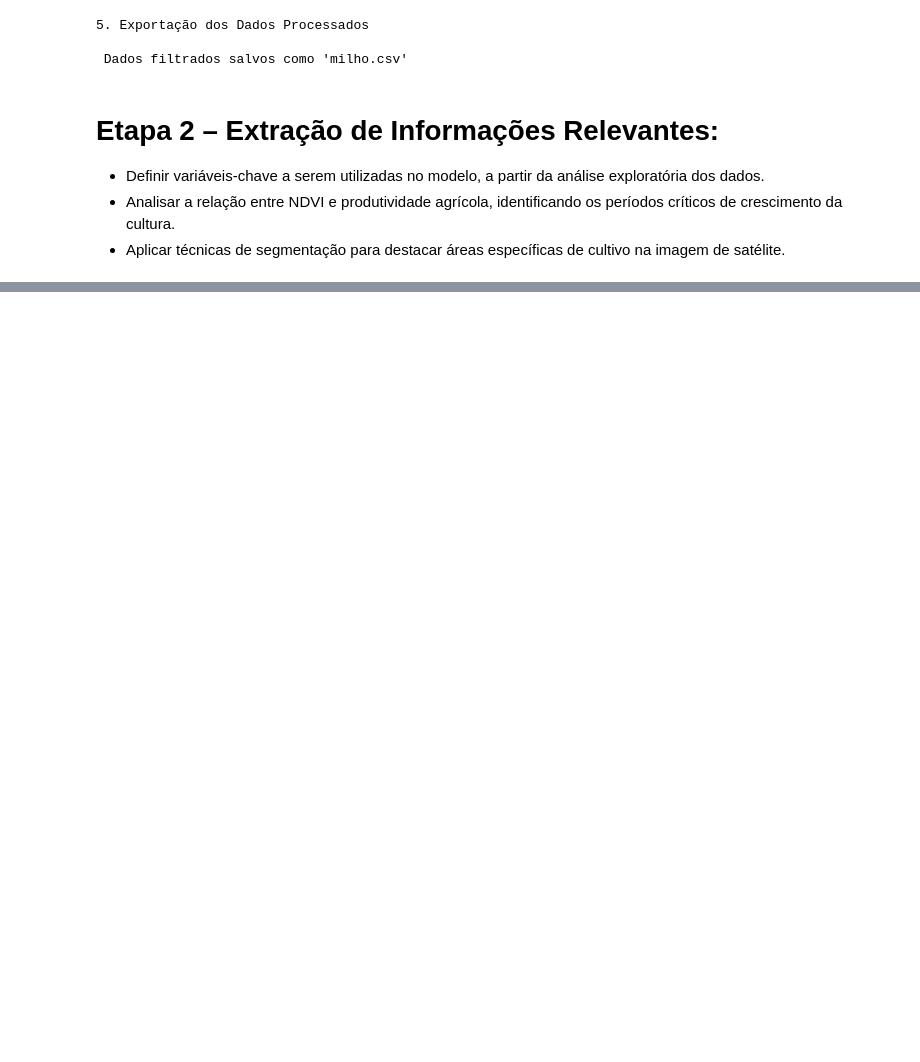
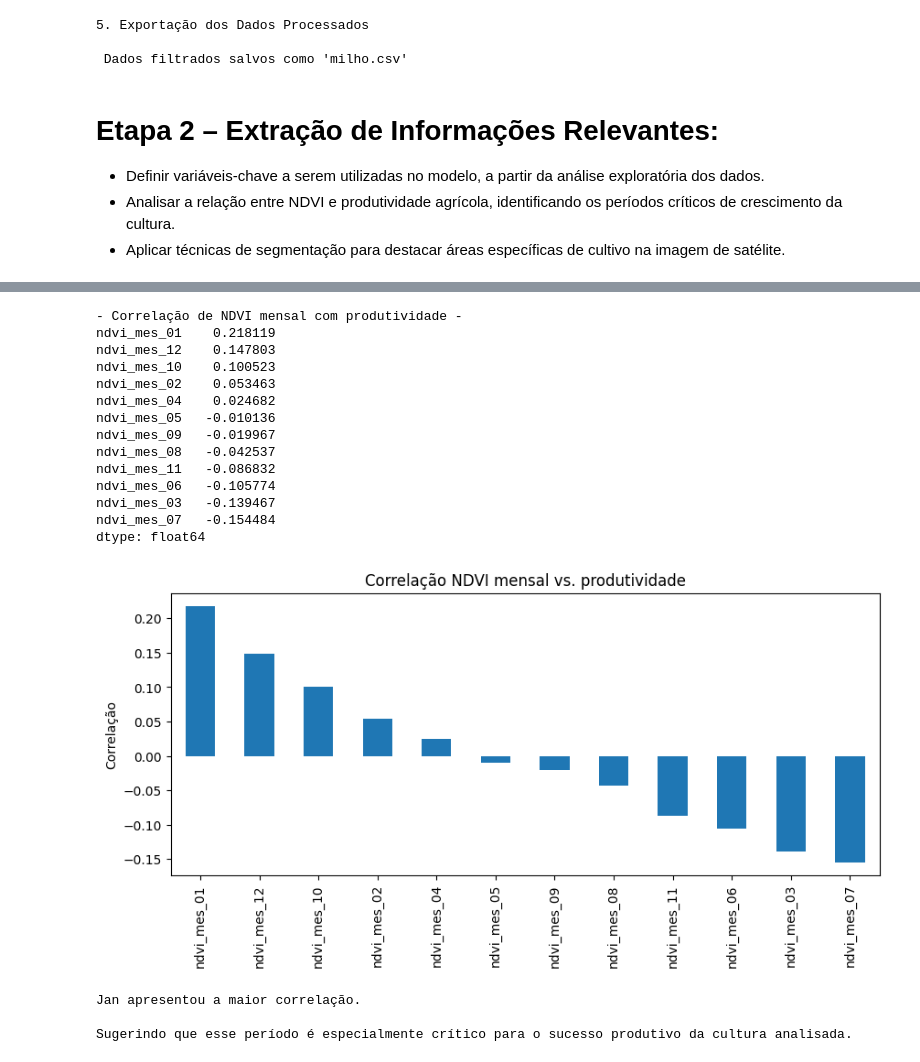
Before and after one commit to juhungaro/Pipoca, a Jupyter notebook: Entrega2.ipynb, the cells around one changed output, grey strips where cells are left out. Drawn from its saved outputs; the diff is of its cells as text; code cells hidden in the pictures; blank space fills up the shorter version.

```diff
--- a/Entrega2.ipynb
+++ b/Entrega2.ipynb
@@ -1201,0 +1164,5 @@ DataFrame com apenas 'AnoMes' e 'NDVI_media_mensal':
+# %%
+# Padronização dos nomes das colunas
+df_satveg.columns = df_satveg.columns.str.strip()
+df_climatotal.columns = df_climatotal.columns.str.strip()
+df_milho.columns = df_milho.columns.str.strip()
@@ -1421,0 +1364,49 @@ display(df_milho_mt[colunas_numericas].describe())
+# %%
+# Análise de periodos criticos  (com NDVI mensal por ano)
+
+# Criar tabela de NDVI mensal (pivoteamento)
+tabela = df_satveg[df_satveg['ano'] >= 2015].pivot_table(index='ano', columns='mes', values='NDVI_media_mensal', aggfunc='mean')
+tabela.columns = [f'ndvi_mes_{m:02d}' for m in tabela.columns]
+tabela.reset_index(inplace=True)
+
+# Juntar com produtividade
+prod = base[['primeiro_ano', 'produtividade']].rename(columns={'primeiro_ano':'ano'})
+analise = prod.merge(tabela, on='ano', how='left')
+
+# Calcular correlação de NDVI de cada mês X produtividade
+correlacoes = {}
+for col in analise.columns:
+    if col.startswith('ndvi_mes_'):
+        correlacoes[col] = analise[col].corr(analise['produtividade'])
+
+correlacoes = pd.Series(correlacoes).sort_values(ascending=False)
+print('- Correlação de NDVI mensal com produtividade -')
+print(correlacoes)
+
+# Visualizar
+correlacoes.plot(kind='bar', figsize=(10,4), title='Correlação NDVI mensal vs. produtividade')
+plt.ylabel('Correlação')
+plt.show()
+
+plt.show()
+print("\nJan apresentou a maior correlação.\n")
+print("Sugerindo que esse período é especialmente crítico para o sucesso produtivo da cultura analisada.")
+# %% [output]
+- Correlação de NDVI mensal com produtividade -
+ndvi_mes_01    0.218119
+ndvi_mes_12    0.147803
+ndvi_mes_10    0.100523
+ndvi_mes_02    0.053463
+ndvi_mes_04    0.024682
+ndvi_mes_05   -0.010136
+ndvi_mes_09   -0.019967
+ndvi_mes_08   -0.042537
+ndvi_mes_11   -0.086832
+ndvi_mes_06   -0.105774
+ndvi_mes_03   -0.139467
+ndvi_mes_07   -0.154484
+dtype: float64
+[figure, added]
+Jan apresentou a maior correlação.
+
+Sugerindo que esse período é especialmente crítico para o sucesso produtivo da cultura analisada.
```
Also changed, not shown: parts of 28 cells of this notebook.
